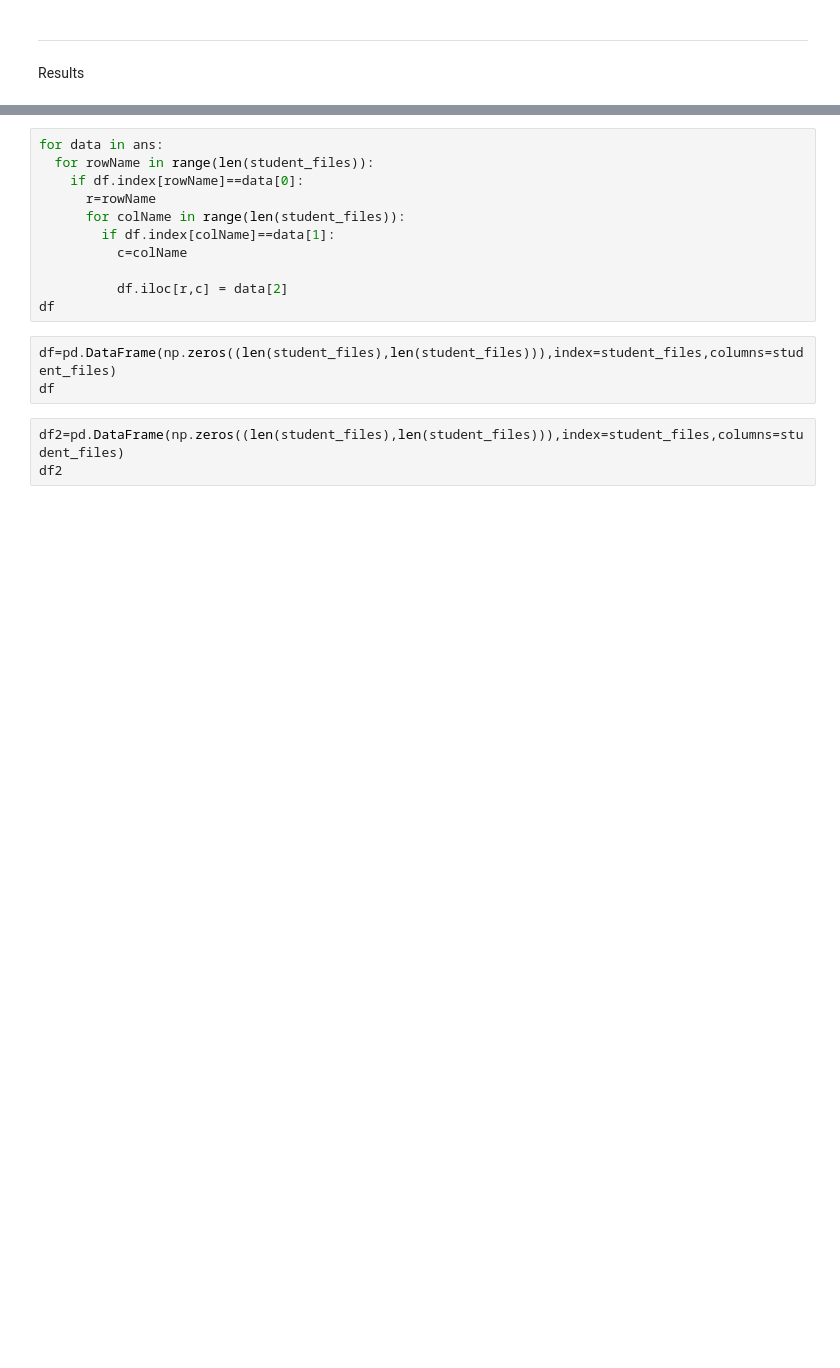
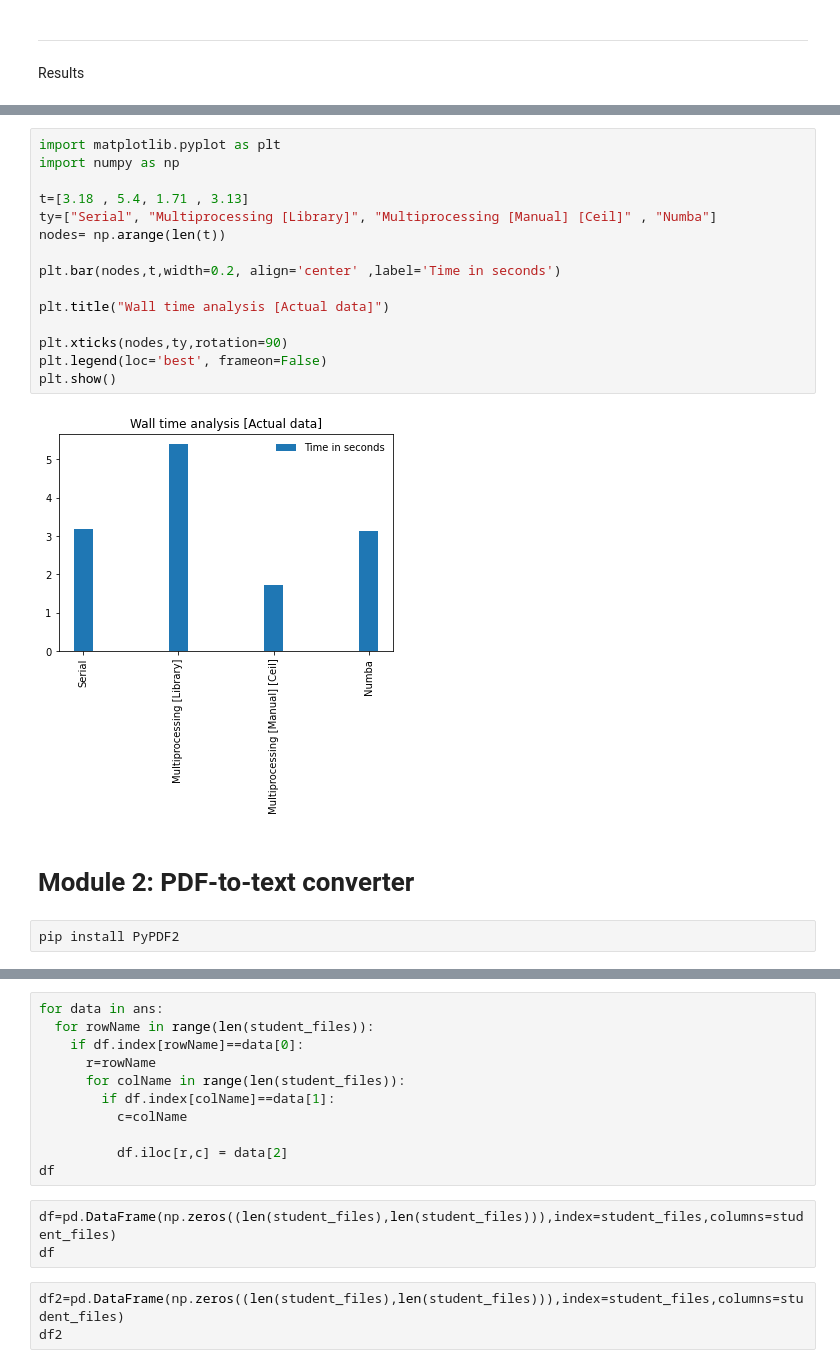
Before and after one commit to arindamkeswani/RePlicate, a Jupyter notebook: RePlicate_(HPC_Project).ipynb, the cells around one changed output, grey strips where cells are left out. Saved outputs shown, nothing was run; the diff lists cells and outputs as text; blank space fills up the shorter version.

```diff
--- a/RePlicate_(HPC_Project).ipynb
+++ b/RePlicate_(HPC_Project).ipynb
@@ -352,0 +387,21 @@ plt.show()
+# %%
+import matplotlib.pyplot as plt
+import numpy as np
+
+t=[3.18 , 5.4, 1.71 , 3.13]
+ty=["Serial", "Multiprocessing [Library]", "Multiprocessing [Manual] [Ceil]" , "Numba"]
+nodes= np.arange(len(t))
+
+plt.bar(nodes,t,width=0.2, align='center' ,label='Time in seconds')
+
+plt.title("Wall time analysis [Actual data]")
+
+plt.xticks(nodes,ty,rotation=90)
+plt.legend(loc='best', frameon=False)
+plt.show()
+# %% [output]
+[figure, added]
+# %% [markdown]
+# **Module 2: PDF-to-text converter**
+# %%
+pip install PyPDF2
```
Also changed, not shown: parts of 19 cells of this notebook.
